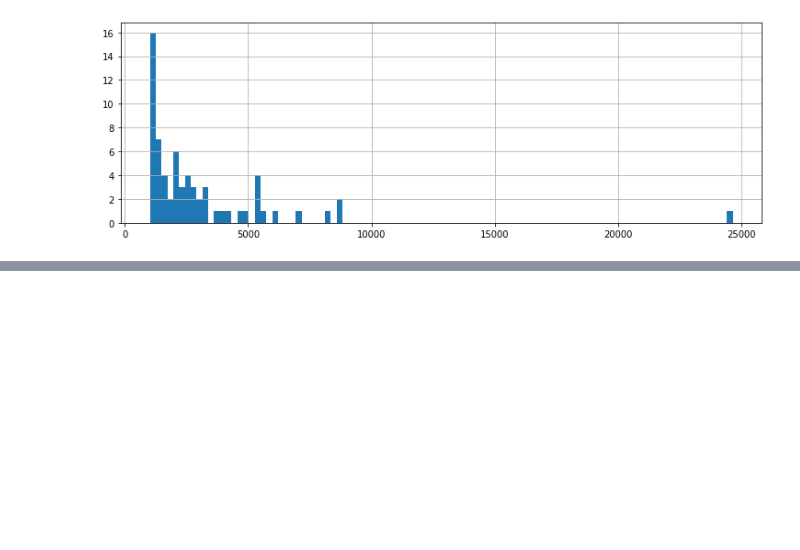
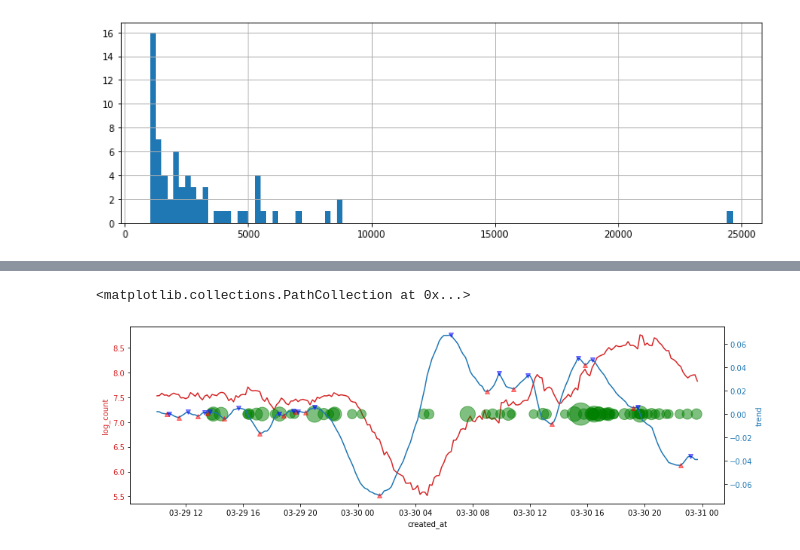
Before and after one commit to p-baleine/fabrication_of_state_of_emergency_20200330, a Jupyter notebook: 「4月1日に緊急事態宣言」の拡散の推移について.ipynb, the cells around one changed output, grey strips where cells are left out. Saved outputs shown, nothing was run; the diff lists cells and outputs as text; code cells hidden in the pictures; blank space fills up the shorter version.

```diff
--- a/「4月1日に緊急事態宣言」の拡散の推移について.ipynb
+++ b/「4月1日に緊急事態宣言」の拡散の推移について.ipynb
@@ -343,2 +359,13 @@ df_gt_1_000_retweets
 # %%
 df_gt_1_000_retweets.to_csv('data/over_1_000_retweets.csv')
+# %%
+_,  _, ax2 = plot_log_count_and_trend(search_df, trend)
+
+trimed = df_gt_1_000_retweets[since:until]
+
+ax2.scatter(trimed.index, trimed['retweet_count'] * 0,
+            s=2 * 4 ** np.log10(trimed['retweet_count']),
+           c='g', alpha=.5)
+# %% [output]
+<matplotlib.collections.PathCollection at 0x...>
+[figure, added]
```
Also changed, not shown: parts of 14 cells of this notebook.
